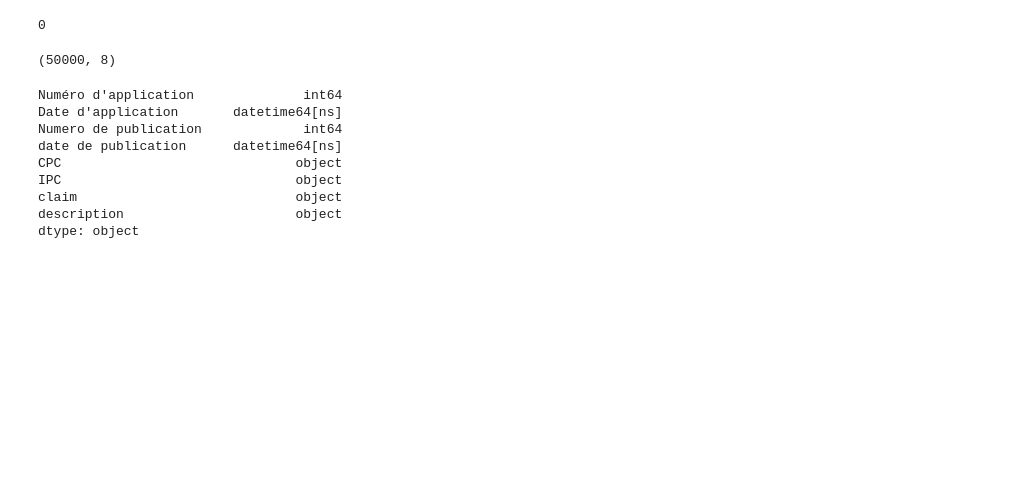
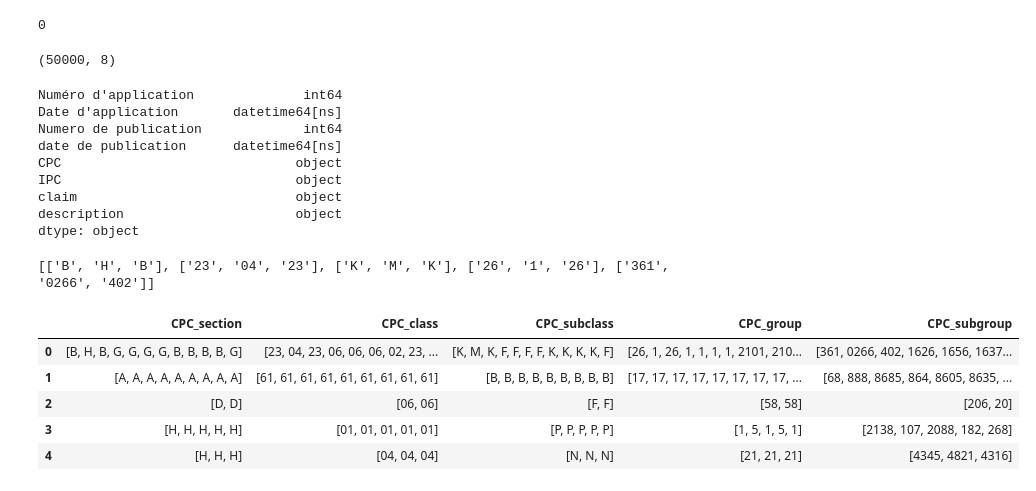
Before and after one commit to KevMn6ix/Patent_Classifier, a Jupyter notebook: main.ipynb, the cells around one changed output. Saved outputs shown, nothing was run; the diff lists cells and outputs as text; code cells hidden in the pictures; blank space fills up the shorter version.

```diff
--- a/main.ipynb
+++ b/main.ipynb
@@ -50,3 +50,42 @@ IPC                              object
 claim                            object
 description                      object
 dtype: object
+# %%
+import re
+import ast
+
+def split_code(l):
+    l = ast.literal_eval(l)
+    splitted_code_list = []
+    splitted_code = []
+    for elt in l:
+        elt = elt.split('-')
+        letters = list(filter(None, re.split(r'[0-9]', elt[0])))
+        digits = list(filter(None, re.split(r'[A-Z]', elt[0])))
+        code = [sub[item] for item in range(len(digits))
+                           for sub in [letters, digits]]
+
+        code.append(elt[1])
+        splitted_code.append(code)
+
+        splitted_code_list = [list(elements) for elements in zip(*splitted_code)]
+
+    #return splitted_code_list[0], splitted_code_list[1], splitted_code_list[2], splitted_code_list[3], splitted_code_list[4]
+    return splitted_code_list
+
+res = split_code("['B23K26-361', 'H04M1-0266','B23K26-402']")
+print(res)
+# %% [output]
+[['B', 'H', 'B'], ['23', '04', '23'], ['K', 'M', 'K'], ['26', '1', '26'], ['361', '0266', '402']]
+# %%
+cpc_df = df['CPC'].apply(split_code).apply(pd.Series)
+cpc_df.columns = ['CPC_section','CPC_class','CPC_subclass','CPC_group','CPC_subgroup']
+# %%
+cpc_df.head()
+# %% [output]
+|  | CPC_section | CPC_class | CPC_subclass | CPC_group | CPC_subgroup |
+| 0 | [B, H, B, G, G, G, G, B, B, B, B, G] | [23, 04, 23, 06, 06, 06, 02, 23, ... | [K, M, K, F, F, F, F, K, K, K, K, F] | [26, 1, 26, 1, 1, 1, 1, 2101, 210... | [361, 0266, 402, 1626, 1656, 1637... |
+| 1 | [A, A, A, A, A, A, A, A, A] | [61, 61, 61, 61, 61, 61, 61, 61, 61] | [B, B, B, B, B, B, B, B, B] | [17, 17, 17, 17, 17, 17, 17, 17, ... | [68, 888, 8685, 864, 8605, 8635, ... |
+| 2 | [D, D] | [06, 06] | [F, F] | [58, 58] | [206, 20] |
+| 3 | [H, H, H, H, H] | [01, 01, 01, 01, 01] | [P, P, P, P, P] | [1, 5, 1, 5, 1] | [2138, 107, 2088, 182, 268] |
+| 4 | [H, H, H] | [04, 04, 04] | [N, N, N] | [21, 21, 21] | [4345, 4821, 4316] |
```
Also changed, not shown: parts of 7 cells of this notebook.
